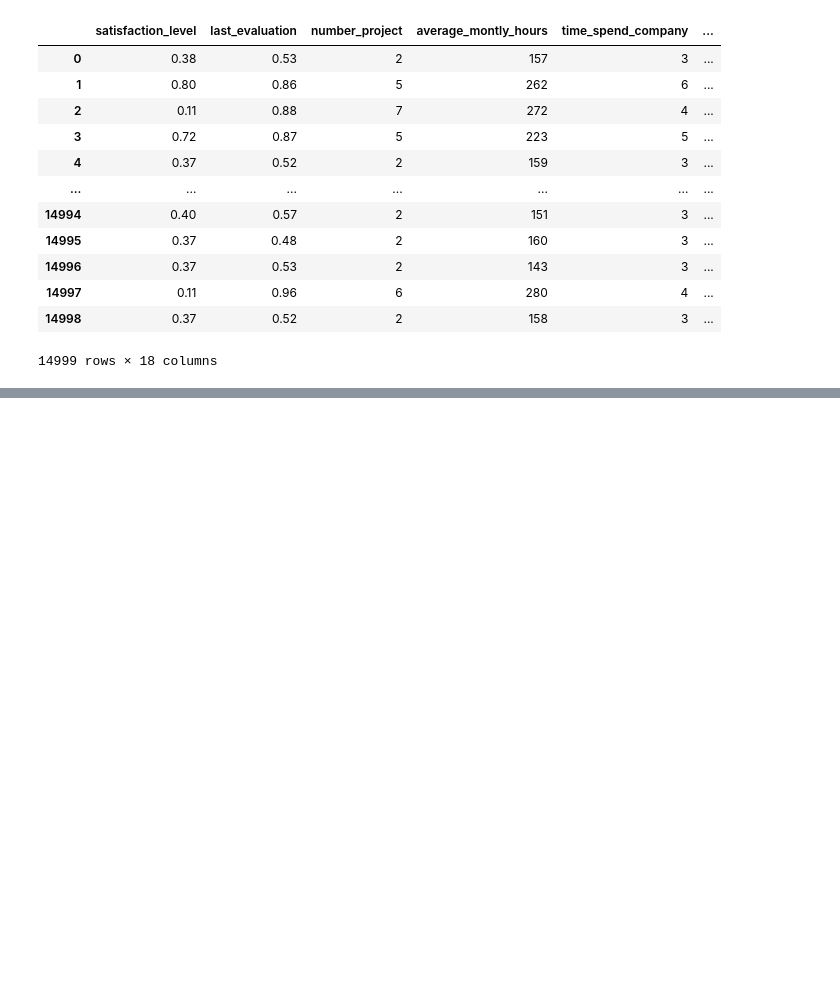
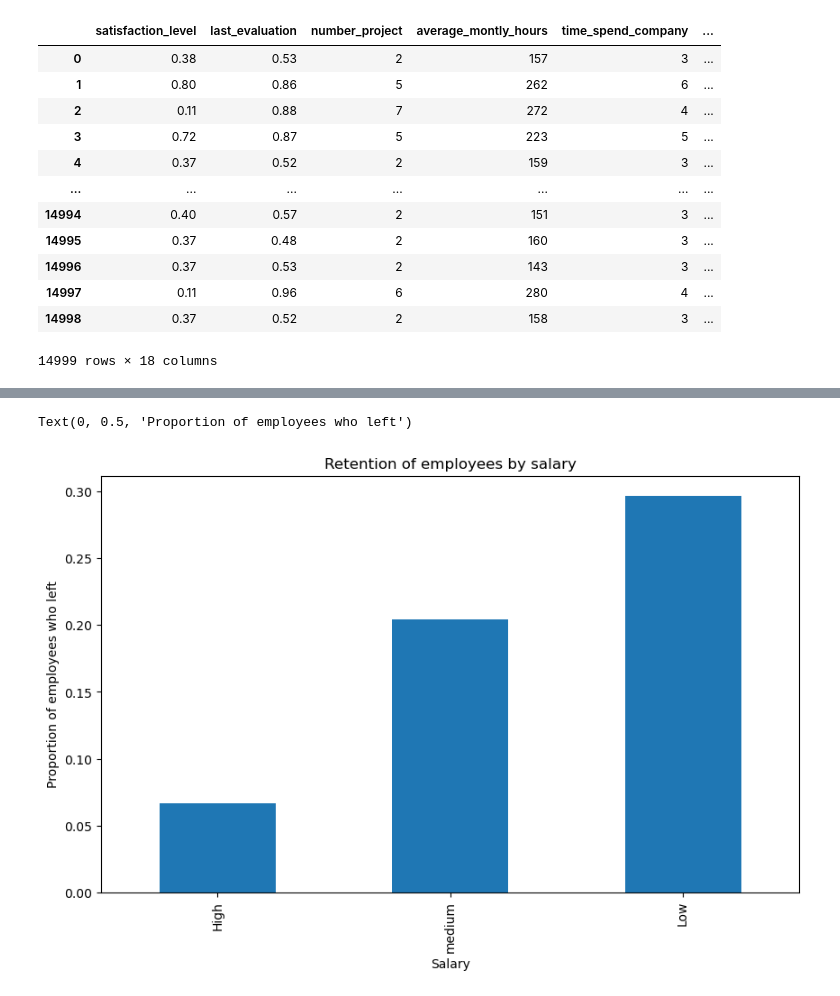
Before and after one commit to Jahnavi-Kalla/predictive-hr, a Jupyter notebook: Commit.ipynb, the cells around one changed output, grey strips where cells are left out. Cells and saved outputs as stored; diff of their text form; code cells hidden in the pictures; blank space fills up the shorter version.

```diff
--- a/Commit.ipynb
+++ b/Commit.ipynb
@@ -165,0 +230,14 @@ Name: count, dtype: int64
+# %%
+#Groupby Retention Salary
+dept_sal = df.groupby('salary')['left'].mean().sort_values()
+
+salary_mapping = {1:'Low', 2:'medium', 3:'High'}
+dept_sal.index = dept_sal.index.map(salary_mapping)
+
+dept_sal.plot(kind='bar', figsize=(10,6))
+plt.title('Retention of employees by salary')
+plt.xlabel('Salary')
+plt.ylabel('Proportion of employees who left')
+# %% [output]
+Text(0, 0.5, 'Proportion of employees who left')
+[figure, added]
```
Also changed, not shown: parts of 21 cells of this notebook.
